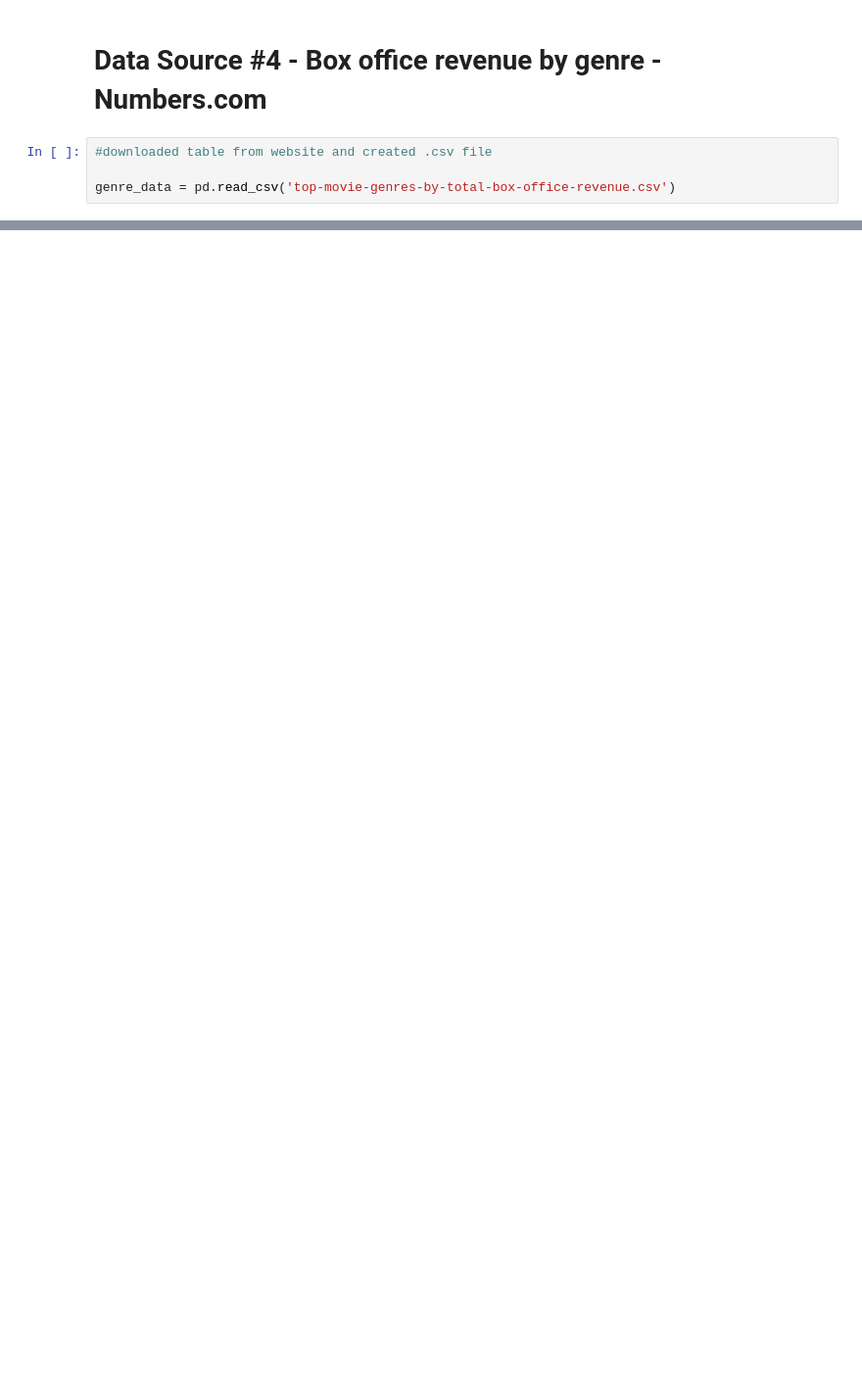
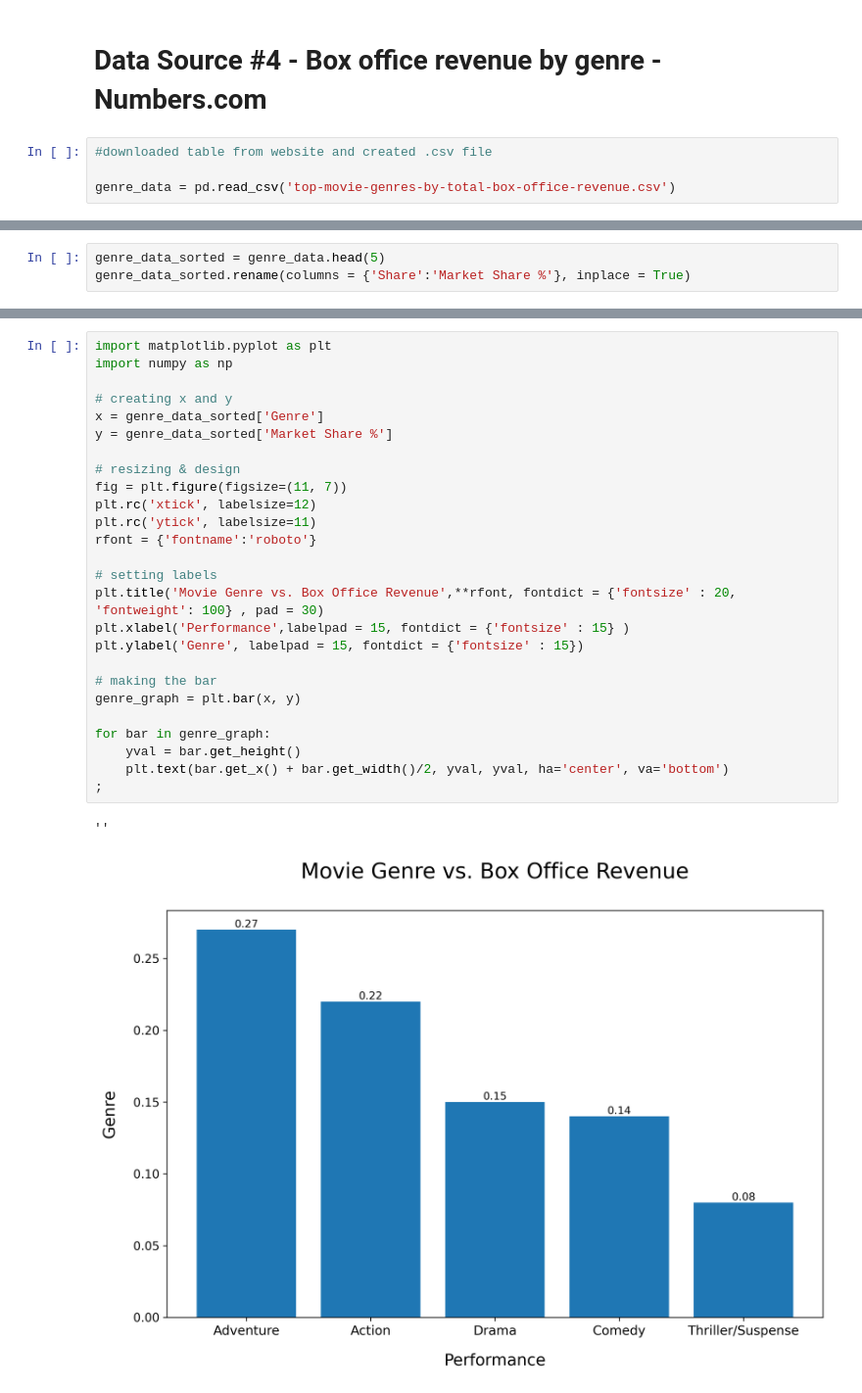
Before and after one commit to stephcia/Microsoft-Studios-Analysis, a Jupyter notebook: student.ipynb, the cells around one changed output, grey strips where cells are left out. Shown at 98% size. Saved outputs shown, nothing was run; the diff lists cells and outputs as text; blank space fills up the shorter version.

```diff
--- a/student.ipynb
+++ b/student.ipynb
@@ -620,0 +639,3 @@ plt.title('Box Office Performance by Genre');
+# %%
+genre_data_sorted = genre_data.head(5)
+genre_data_sorted.rename(columns = {'Share':'Market Share %'}, inplace = True)
@@ -620,0 +663,29 @@ plt.title('Box Office Performance by Genre');
+# %%
+import matplotlib.pyplot as plt
+import numpy as np
+
+# creating x and y
+x = genre_data_sorted['Genre']
+y = genre_data_sorted['Market Share %']
+
+# resizing & design
+fig = plt.figure(figsize=(11, 7))
+plt.rc('xtick', labelsize=12)
+plt.rc('ytick', labelsize=11)
+rfont = {'fontname':'roboto'}
+
+# setting labels
+plt.title('Movie Genre vs. Box Office Revenue',**rfont, fontdict = {'fontsize' : 20, 'fontweight': 100} , pad = 30)
+plt.xlabel('Performance',labelpad = 15, fontdict = {'fontsize' : 15} )
+plt.ylabel('Genre', labelpad = 15, fontdict = {'fontsize' : 15})
+
+# making the bar
+genre_graph = plt.bar(x, y)
+
+for bar in genre_graph:
+    yval = bar.get_height()
+    plt.text(bar.get_x() + bar.get_width()/2, yval, yval, ha='center', va='bottom')
+;
+# %% [output]
+''
+[figure, added]
```
Also changed, not shown: parts of 17 cells of this notebook.
